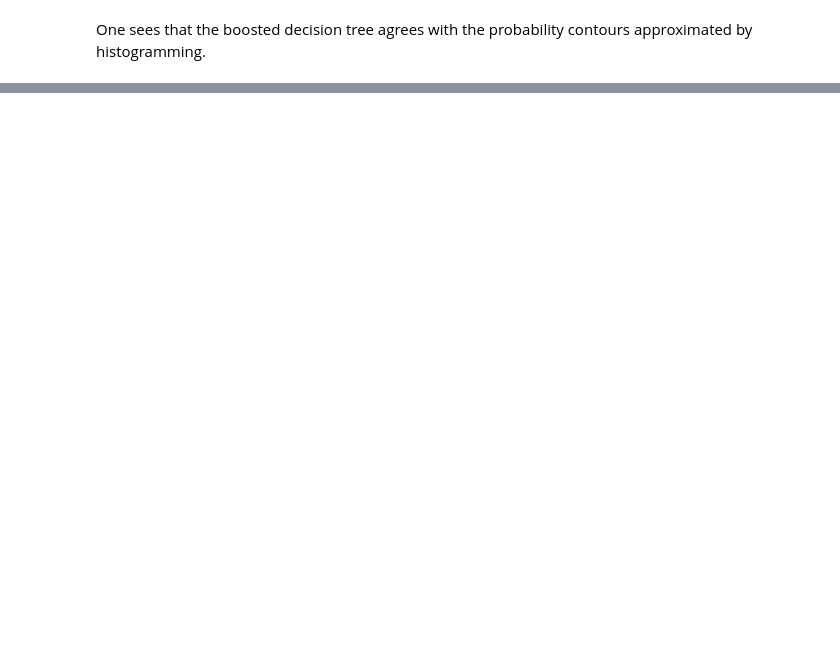
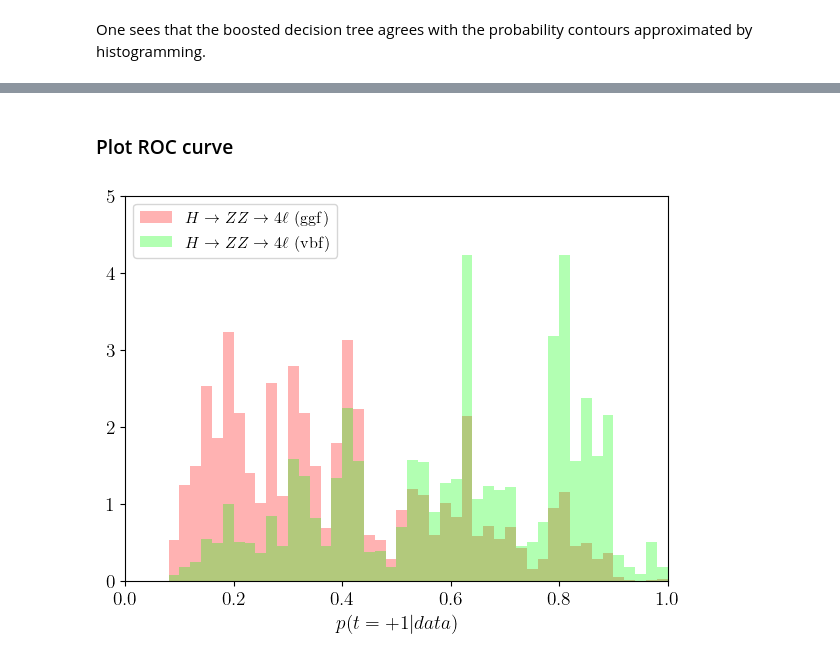
Before and after one commit to hbprosper/Terascale, a Jupyter notebook: 01_BDT/hzz4l_sklearn.ipynb, the cells around one changed output, grey strips where cells are left out. Saved outputs shown, nothing was run; the diff lists cells and outputs as text; code cells hidden in the pictures; blank space fills up the shorter version.

```diff
--- a/01_BDT/hzz4l_sklearn.ipynb
+++ b/01_BDT/hzz4l_sklearn.ipynb
@@ -537,0 +553,47 @@ hzz4l_forest.png
+# %% [markdown]
+### Plot ROC curve
+# %%
+test_y = bdtree.predict_proba(test_x)
+# %%
+def plot_distribution(y, t,
+                      nbins=50,
+                      ftsize=FONTSIZE,
+                      fgsize=(7, 5)):
+
+    # select the model output results for vbf events
+    vbf = y[t > 0.5]
+
+    # select the model output results for ggf events
+    ggf = y[t < 0.5]
+
+    # set size of figure
+    plt.figure(figsize=fgsize)
+
+    plt.xlim(0, 1)
+    plt.xlabel('$p(t=+1|data)$')
+    plt.ylim(0, 5)
+
+    plt.hist(ggf,
+             bins=nbins,
+             color=(1,0,0),
+             alpha=0.3,
+             range=(0,1),
+             density=True,
+             label=r'$H \rightarrow ZZ \rightarrow 4\ell$ (ggf)')
+    plt.legend(fontsize='small')
+
+    plt.hist(vbf,
+             bins=nbins,
+             color=(0,1,0),
+             alpha=0.3,
+             range=(0,1),
+             density=True,
+             label=r'$H \rightarrow ZZ \rightarrow 4\ell$ (vbf)')
+    plt.legend(fontsize='small')
+
+    plt.savefig("hzz4l_dist_BDT.png")
+    plt.show()
+# %%
+plot_distribution(test_y, test_t, nbins=50)
+# %% [output]
+[figure, added]
```
Also changed, not shown: parts of 30 cells of this notebook, 2 other files.
